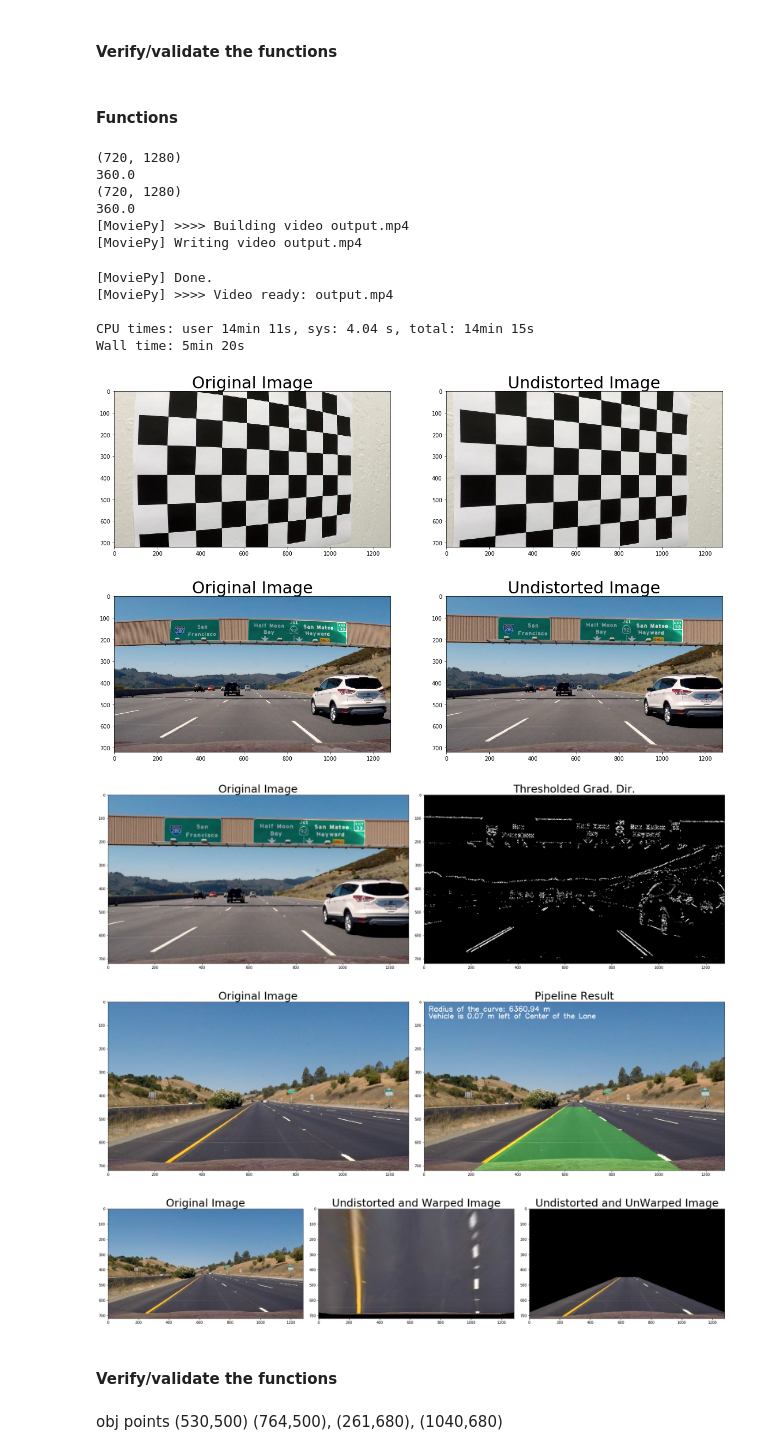
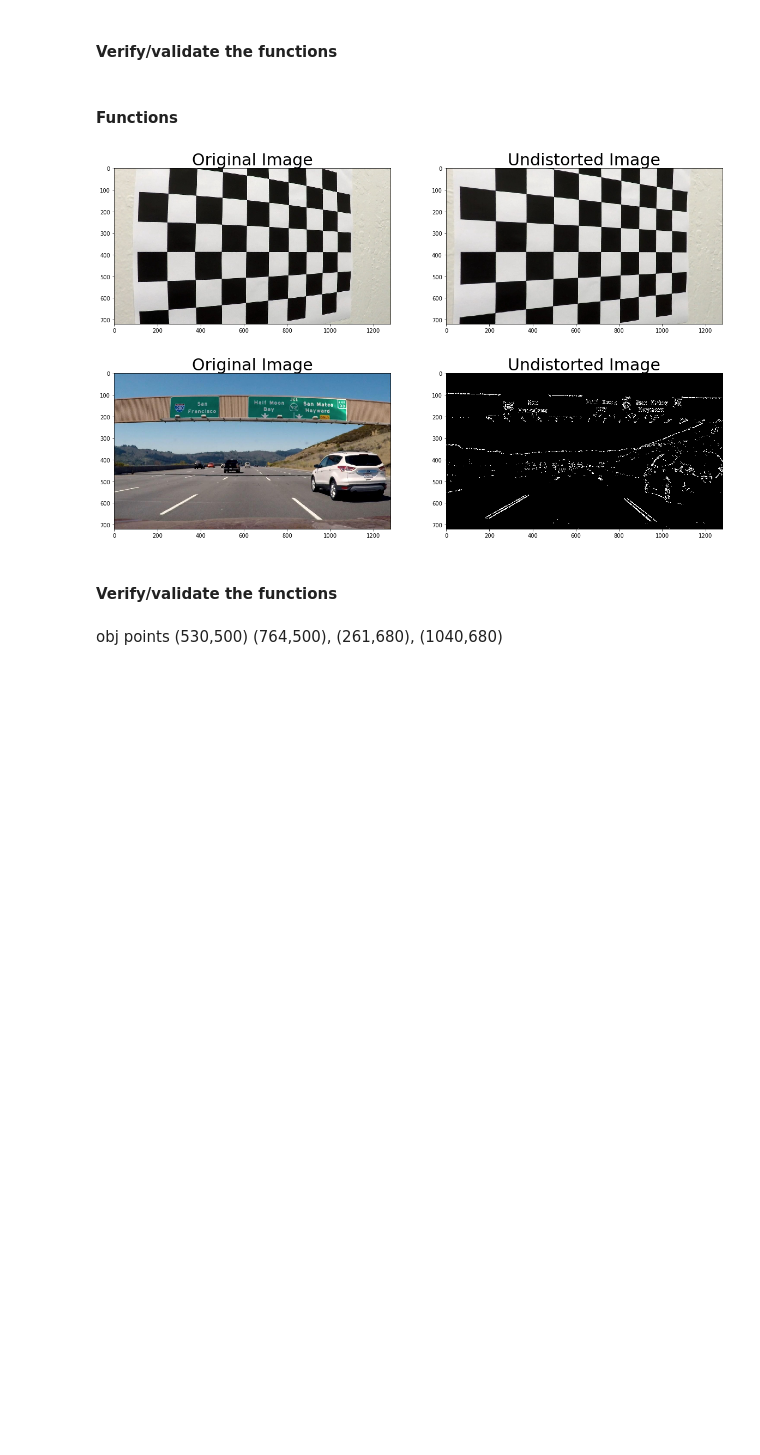
Before and after one commit to rnaidu02/CarND-Advanced-Lane-Lines, a Jupyter notebook: Advanced-Lane-Detection.ipynb, the cells around one changed output. Drawn from its saved outputs; the diff is of its cells as text; code cells hidden in the pictures; blank space fills up the shorter version.

Commit message:
combined binary image

```diff
--- a/Advanced-Lane-Detection.ipynb
+++ b/Advanced-Lane-Detection.ipynb
@@ -619,6 +620,7 @@ img = mpimg.imread('camera_cal/signs_vehicles_xygrad.png')
 dst = cal_undistort(img, mtx, dist)
 cv2.imwrite('output_images/test_undist.jpg', dst)
 
+
 f, (ax1, ax2) = plt.subplots(1, 2, figsize=(20,10))
 ax1.imshow(img)
 ax1.set_title('Original Image', fontsize=30)
@@ -638,7 +640,9 @@ dir_binary = dir_threshold(dst, sobel_kernel=ksize, thresh=(0.7, 1.3))
 # Combined mask
 combined = np.zeros_like(dir_binary)
 combined[((gradx == 1) & (grady == 1)) | ((mag_binary == 1) & (dir_binary == 1))] = 1
+cv2.imwrite('/home/ramesh/Pictures/combined_gradient_binary.jpg', dst)
 
+'''
 # Plot the result
 f, (ax1, ax2) = plt.subplots(1, 2, figsize=(24, 9))
 f.tight_layout()
@@ -658,67 +662,35 @@ f.tight_layout()
 
 ax1.imshow(img)
 ax1.set_title('Original Image', fontsize=30)
 already_detected = False
 result = process_image(img)
 ax2.imshow(result)
 ax2.set_title('Pipeline Result', fontsize=30)
 plt.subplots_adjust(left=0., right=1, top=0.9, bottom=0.)
 
 # Unwarp image test
 #img = cv2.imread('test_images/straight_lines1.jpg')
 
 img = mpimg.imread('test_images/straight_lines1.jpg')
 top_down, perspective_M, unwraped, M_inv = corners_unwarp(img, nx, ny, mtx, dist)
 f, (ax1, ax2, ax3) = plt.subplots(1, 3, figsize=(24, 9))
 f.tight_layout()
 ax1.imshow(img)
 ax1.set_title('Original Image', fontsize=30)
 ax2.imshow(top_down)
 ax2.set_title('Undistorted and Warped Image', fontsize=30)
 ax3.imshow(unwraped)
 ax3.set_title('Undistorted and UnWarped Image', fontsize=30)
 plt.subplots_adjust(left=0., right=1, top=0.9, bottom=0.)
 
-'''
-# locate lines test
-ret_data = locate_lines(top_down)
-# Visualization
-visualize_lanes(img, ret_data, True)
 
-
-# For another image
-top_down, perspective_M, unwraped, M_inv = corners_unwarp(dst, nx, ny, mtx, dist)
-ret_data = locate_lines(top_down)
-# Visualization
-visualize_lanes(dst, ret_data, True)
-#lft_rad, right_rad = return_curve_radius_in_mts(ret_data)
-#print lft_rad, right_rad
-#ax2.plot(left_fitx, ploty, color='yellow')
-#ax2.plot(right_fitx, ploty, color='yellow')
-#ax2.xlim(0, 1280)
-#ax2.ylim(720, 0)
-'''
 # Test for Lane detection within a video
 already_detected = False
-process_video('project_video.mp4', 'output_images/output.mp4')
+#process_video('project_video.mp4', 'output_images/output.mp4')
 #process_video('challenge_video.mp4', 'output_c.mp4')
 # %% [output]
-(720, 1280)
-360.0
-(720, 1280)
-360.0
-[MoviePy] >>>> Building video output.mp4
-[MoviePy] Writing video output.mp4
-[MoviePy] Done.
-[MoviePy] >>>> Video ready: output.mp4
-
-CPU times: user 14min 11s, sys: 4.04 s, total: 14min 15s
-Wall time: 5min 20s
 [figure]
-[figure, old version]
+[figure, new version]
-[figure, removed]
-[figure, removed]
-[figure, removed]
 # %% [markdown]
 #### Verify/validate the functions
 # %% [markdown]
```
Also changed, not shown: parts of 1 cell of this notebook, 2 other files.
